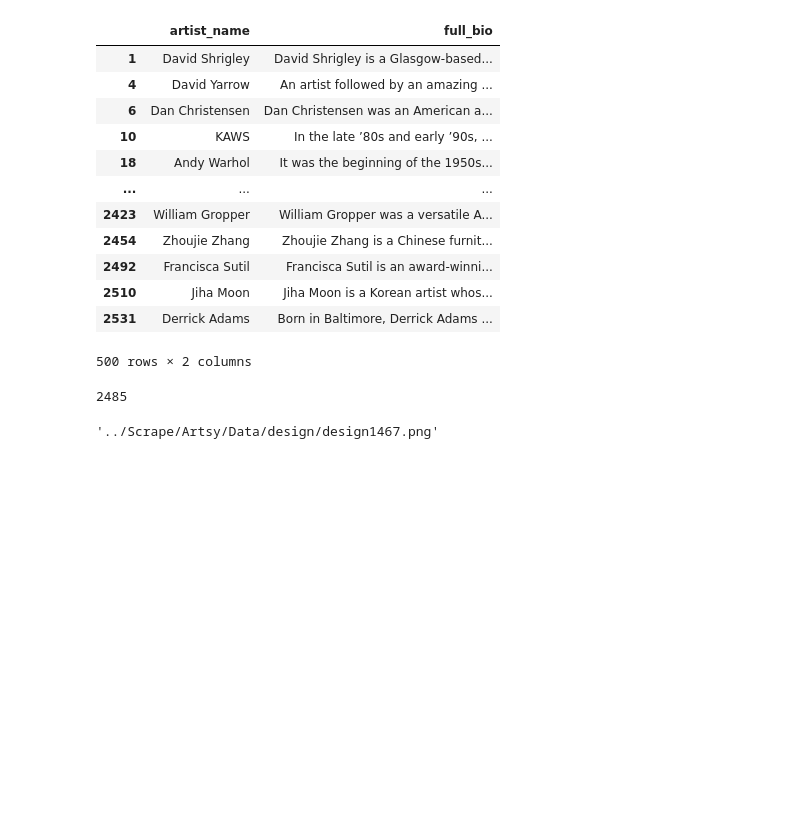
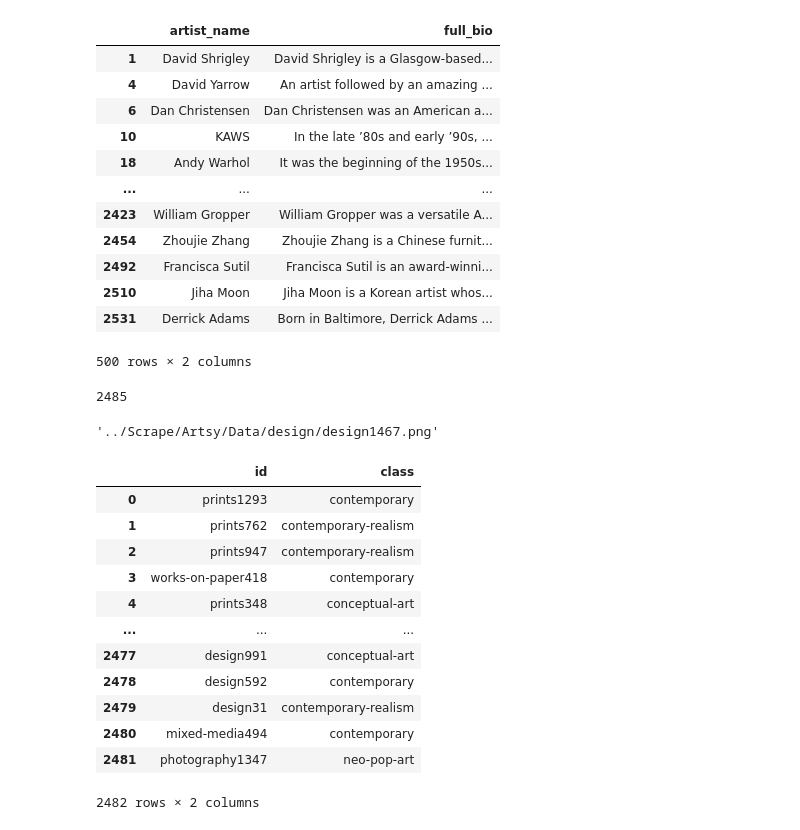
Before and after one commit to qianmiangai/dsci-558-project, a Jupyter notebook: FinalDataSetCreation/DatasetSelection.ipynb, the cells around one changed output. Saved outputs shown, nothing was run; the diff lists cells and outputs as text; code cells hidden in the pictures; blank space fills up the shorter version.

```diff
--- a/FinalDataSetCreation/DatasetSelection.ipynb
+++ b/FinalDataSetCreation/DatasetSelection.ipynb
@@ -142,3 +142,22 @@ final_img_path[0]
 # %%
 for i in final_img_path:
     shutil.copyfile(i, "images/"+i.split('/')[-1])
+# %%
+class_path = "../DeepLearning/data/style_classification.csv"
+class_df = pd.read_csv(class_path)
+class_df = class_df.drop('Unnamed: 0',axis = 1)
+class_df
+# %% [output]
+|  | id | class |
+| 0 | prints1293 | contemporary |
+| 1 | prints762 | contemporary-realism |
+| 2 | prints947 | contemporary-realism |
+| 3 | works-on-paper418 | contemporary |
+| 4 | prints348 | conceptual-art |
+| ... | ... | ... |
+| 2477 | design991 | conceptual-art |
+| 2478 | design592 | contemporary |
+| 2479 | design31 | contemporary-realism |
+| 2480 | mixed-media494 | contemporary |
+| 2481 | photography1347 | neo-pop-art |
+2482 rows × 2 columns
```
Also changed, not shown: parts of 2 cells of this notebook, 4 other files.
